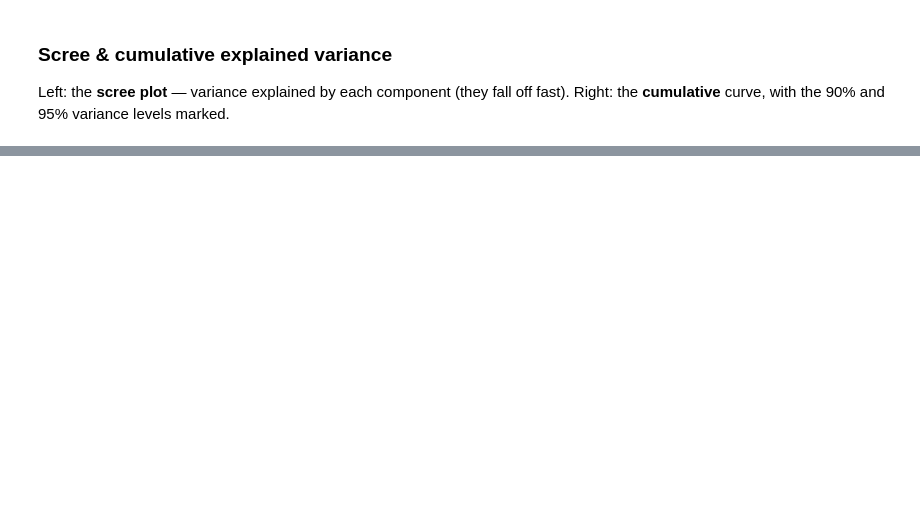
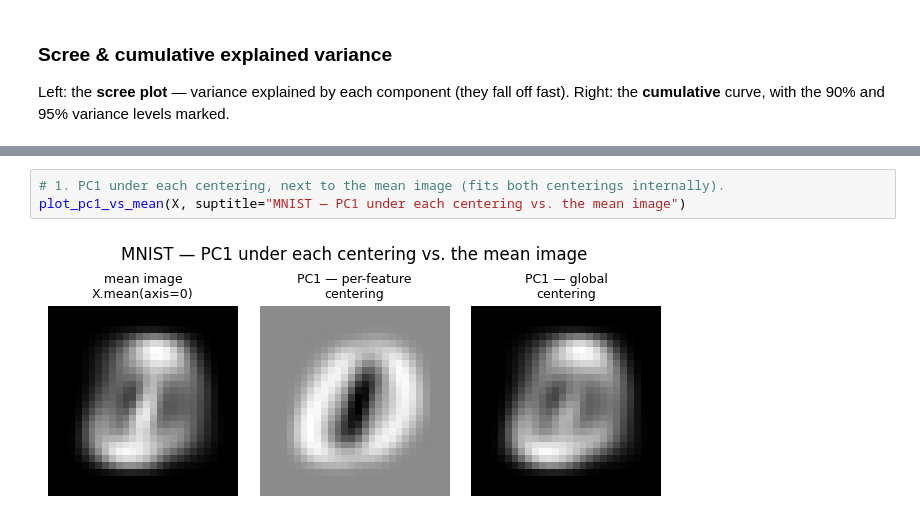
Before and after one commit to t0r3l/Unsupervised_Deep_Learning, a Jupyter notebook: src/pca/dim_reduction.ipynb, the cells around one changed output, grey strips where cells are left out. Drawn from its saved outputs; the diff is of its cells as text; blank space fills up the shorter version.

```diff
--- a/src/pca/dim_reduction.ipynb
+++ b/src/pca/dim_reduction.ipynb
@@ -150,0 +218,5 @@ So roughly **66 components** (out of 784) already capture 90% of the variance, a
+# %%
+# 1. PC1 under each centering, next to the mean image (fits both centerings internally).
+plot_pc1_vs_mean(X, suptitle="MNIST — PC1 under each centering vs. the mean image")
+# %% [output]
+[figure, added]
```
Also changed, not shown: parts of 33 cells of this notebook, 8 other files.
